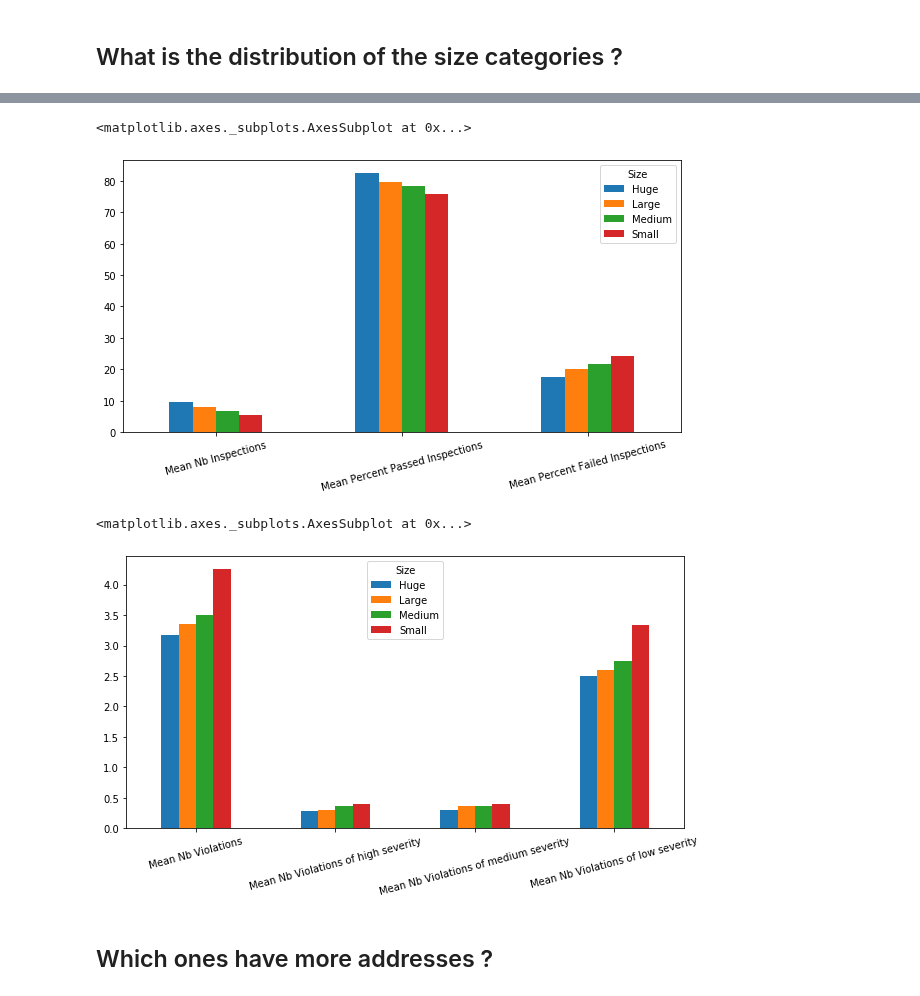
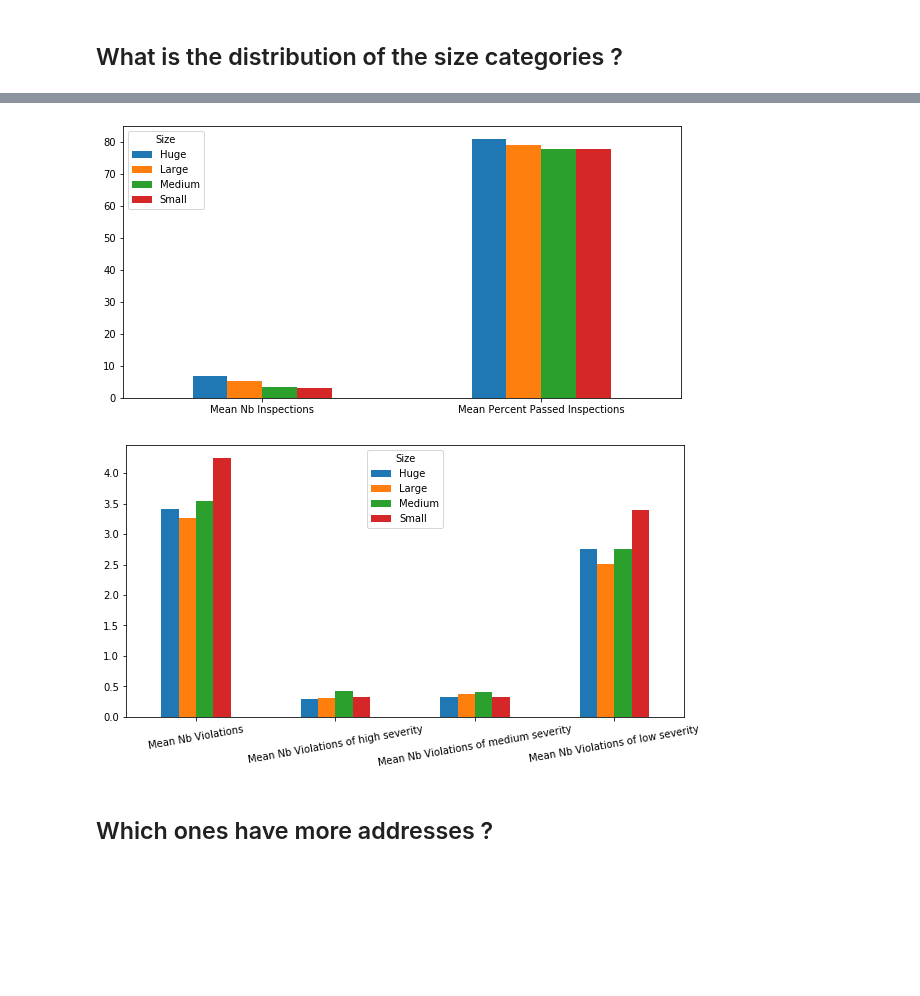
Before and after one commit to VodopaDev/CS401-Chicago-Crime-Analysis, a Jupyter notebook: aka.ipynb, the cells around one changed output, grey strips where cells are left out. Saved outputs shown, nothing was run; the diff lists cells and outputs as text; code cells hidden in the pictures; blank space fills up the shorter version.

Commit message:
Prepare some figures for the datastory

```diff
--- a/aka.ipynb
+++ b/aka.ipynb
@@ -89,4 +95,4 @@ for name in df['AKA Name'].unique():
 # %%
-nb_locations_by_aka = pd.DataFrame(nb_locations_by_aka_dict.items(), columns=['AKA Name', 'Nb Addresses']).set_index('AKA Name').sort_values('Nb Addresses', ascending=False)
-nb_locations_by_aka.head(10)
+nb_licenses_by_aka = pd.DataFrame(nb_licenses_by_aka_dict.items(), columns=['AKA Name', 'Nb Licenses']).set_index('AKA Name').sort_values('Nb Licenses', ascending=False)
+nb_licenses_by_aka.head(10)
 # %% [output]
@@ -105,4 +110,0 @@ nb_locations_by_aka.head(10)
-# %%
-old_len = len(df)
-df = df[df['AKA Name'].map(lambda x: nb_locations_by_aka.loc[x]['Nb Addresses'] >= 2)]
-print('We have, once more, thrown away {}% of the inspections'.format((1 - len(df)/old_len) * 100))
@@ -143,0 +142,12 @@ violations_ids_by_aka.head()
+# %%
+def retrieve_inspections_types(serie):
+    result = {}
+    for inspection_type in serie:
+        if inspection_type in result:
+            result[inspection_type] += 1
+        else:
+            result[inspection_type] = 1
+    return collections.OrderedDict(sorted(result.items()))
+
+inspections_types_by_aka = df[['AKA Name', 'Inspection Type']].groupby('AKA Name').agg(lambda x: retrieve_inspections_types(x)).rename(columns={'Inspection Type' : 'Dist Inspections Types'})
+inspections_types_by_aka.head()
@@ -144,7 +162,7 @@ violations_ids_by_aka.head()
 # %%
-df_joined = nb_inspections_by_aka.join(nb_locations_by_aka).join(nb_passed_inspections_by_aka.join(nb_failed_inspections_by_aka)).join(mean_nb_violations_by_aka.join(mean_nb_high_violations_by_aka).join(mean_nb_medium_violations_by_aka).join(mean_nb_low_violations_by_aka)).join(violations_ids_by_aka)
-df_joined['Mean Nb Inspections'] = df_joined['Nb Inspections'] / df_joined['Nb Addresses']
-df_joined['Mean Percent Passed Inspections'] = ((df_joined['Nb Passed Inspections'] / df_joined['Nb Addresses']) / df_joined['Mean Nb Inspections'] * 100).fillna(0.0)
+df_joined = nb_inspections_by_aka.join(nb_licenses_by_aka).join(nb_passed_inspections_by_aka.join(nb_failed_inspections_by_aka)).join(mean_nb_violations_by_aka.join(mean_nb_high_violations_by_aka).join(mean_nb_medium_violations_by_aka).join(mean_nb_low_violations_by_aka)).join(violations_ids_by_aka).join(inspections_types_by_aka)
+df_joined['Mean Nb Inspections'] = df_joined['Nb Inspections'] / df_joined['Nb Licenses']
+df_joined['Mean Percent Passed Inspections'] = ((df_joined['Nb Passed Inspections'] / df_joined['Nb Licenses']) / df_joined['Mean Nb Inspections'] * 100).fillna(0.0)
 df_joined['Mean Percent Failed Inspections'] = 100 - df_joined['Mean Percent Passed Inspections']
 df_joined = df_joined.drop(['Nb Passed Inspections', 'Nb Failed Inspections'], axis=1)
 
@@ -158,7 +176,7 @@ def size_category(nb_addresses):
     else:
         return 'Small'
 
-df_joined['Size'] = df_joined['Nb Addresses'].map(size_category)
+df_joined['Size'] = df_joined['Nb Licenses'].map(size_category)
 
 df_joined.head(10)
 # %% [output]
@@ -200,13 +218,13 @@ df_joined.groupby('Size').median()
 # %%
-df_joined[['Size', 'Mean Nb Inspections', 'Mean Percent Passed Inspections', 'Mean Percent Failed Inspections']].groupby('Size').median().transpose().plot.bar(rot=15)
+df_joined[['Size', 'Mean Nb Inspections', 'Mean Percent Passed Inspections']].groupby('Size').median().transpose().plot.bar(rot=0)
+plt.savefig('results/figures_aka/nb_inspections_by_size.png', bbox_inches='tight')
 # %% [output]
-<matplotlib.axes._subplots.AxesSubplot at 0x...>
-[figure, old version]
+[figure, new version]
 # %%
-df_joined[['Size', 'Mean Nb Violations', 'Mean Nb Violations of high severity', 'Mean Nb Violations of medium severity', 'Mean Nb Violations of low severity']].groupby('Size').median().transpose().plot.bar(rot=15)
+df_joined[['Size', 'Mean Nb Violations', 'Mean Nb Violations of high severity', 'Mean Nb Violations of medium severity', 'Mean Nb Violations of low severity']].groupby('Size').median().transpose().plot.bar(rot=10)
+plt.savefig('results/figures_aka/nb_violations_by_size.png', bbox_inches='tight')
 # %% [output]
-<matplotlib.axes._subplots.AxesSubplot at 0x...>
-[figure, old version]
+[figure, new version]
 # %% [markdown]
 ## Which ones have more addresses ? ##
 # %%
```
Also changed, not shown: parts of 36 cells of this notebook, 16 other files.
